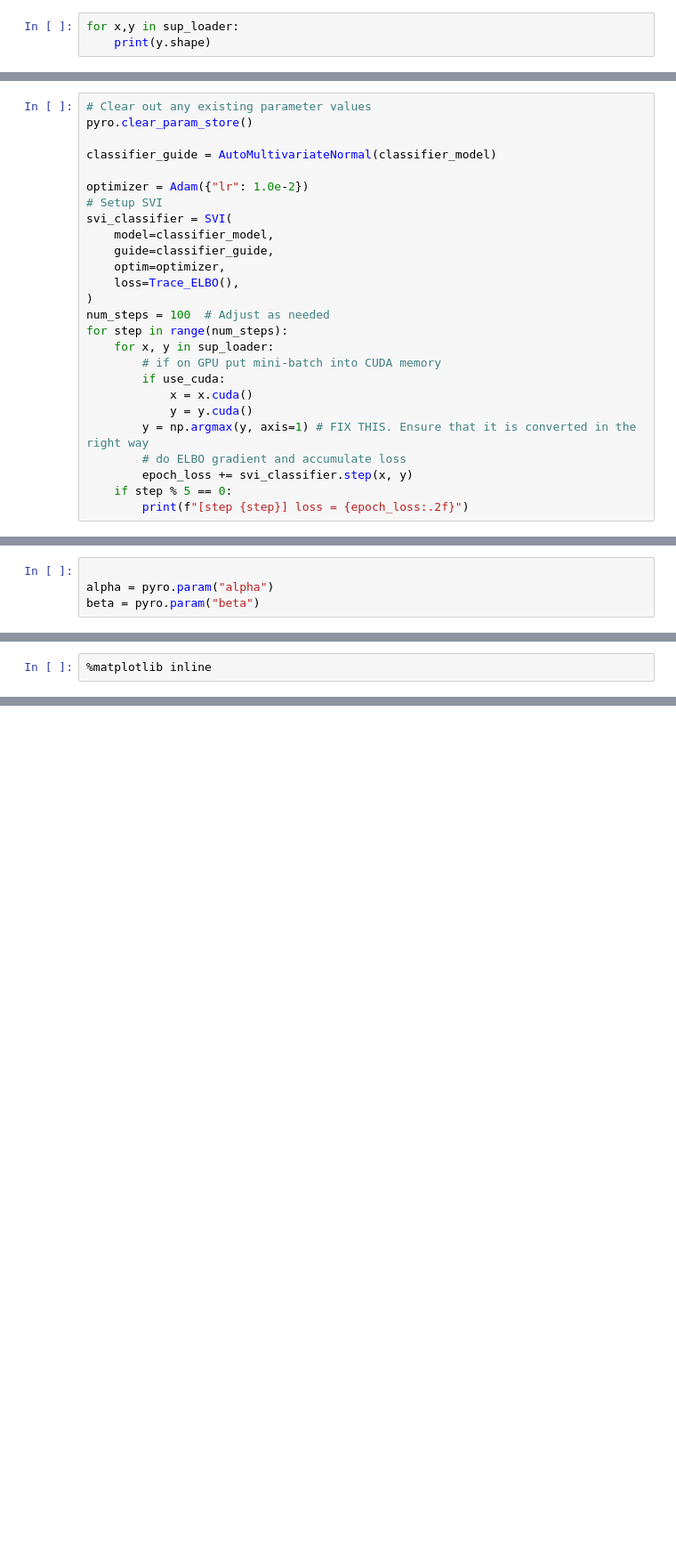
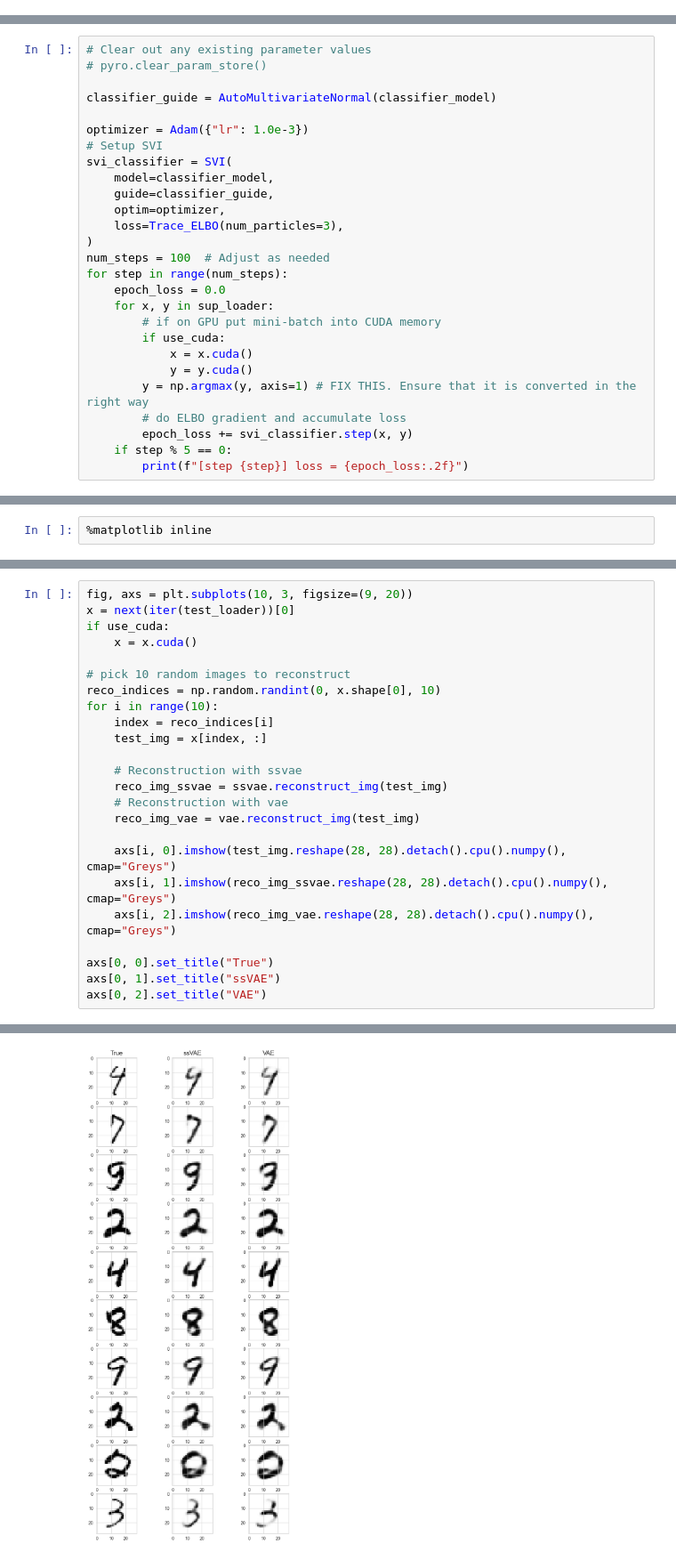
Before and after one commit to teisnotte/model-based-machine-learning-ssvae, a Jupyter notebook: ssVAE_mabeng.ipynb, the cells around one changed output, grey strips where cells are left out. Shown at 89% size. Cells and saved outputs as stored; diff of their text form; blank space fills up the shorter version.

```diff
--- a/ssVAE_mabeng.ipynb
+++ b/ssVAE_mabeng.ipynb
@@ -245,6 +223,3 @@ sup_loader = loaders["sup"]
 len(sup_loader.dataset), len(train_loader.dataset), len(test_loader.dataset)
 # %% [output]
 (48507, 48507, 10000)
-# %%
-for x,y in sup_loader:
-    print(y.shape)
@@ -438,20 +395,21 @@ You can run standard Pyro SVI over these model/guide definitions. For example:
 from pyro.contrib.autoguide import AutoDiagonalNormal, AutoMultivariateNormal
 # %%
 # Clear out any existing parameter values
-pyro.clear_param_store()
+# pyro.clear_param_store()
 
 classifier_guide = AutoMultivariateNormal(classifier_model)
 
-optimizer = Adam({"lr": 1.0e-2})
+optimizer = Adam({"lr": 1.0e-3})
 # Setup SVI
 svi_classifier = SVI(
     model=classifier_model,
     guide=classifier_guide,
     optim=optimizer,
-    loss=Trace_ELBO(),
+    loss=Trace_ELBO(num_particles=3),
 )
 num_steps = 100  # Adjust as needed
 for step in range(num_steps):
+    epoch_loss = 0.0
     for x, y in sup_loader:
         # if on GPU put mini-batch into CUDA memory
         if use_cuda:
@@ -486,4 +443,0 @@ for step in range(num_steps):
-# %%
-
-alpha = pyro.param("alpha")
-beta = pyro.param("beta")
@@ -526,0 +643,25 @@ plt.imshow(reco_img.reshape(28, 28).detach().cpu().numpy())
+# %%
+fig, axs = plt.subplots(10, 3, figsize=(9, 20))
+x = next(iter(test_loader))[0]
+if use_cuda:
+    x = x.cuda()
+
+# pick 10 random images to reconstruct
+reco_indices = np.random.randint(0, x.shape[0], 10)
+for i in range(10):
+    index = reco_indices[i]
+    test_img = x[index, :]
+
+    # Reconstruction with ssvae
+    reco_img_ssvae = ssvae.reconstruct_img(test_img)
+    # Reconstruction with vae
+    reco_img_vae = vae.reconstruct_img(test_img)
+
+    axs[i, 0].imshow(test_img.reshape(28, 28).detach().cpu().numpy(), cmap="Greys")
+    axs[i, 1].imshow(reco_img_ssvae.reshape(28, 28).detach().cpu().numpy(), cmap="Greys")
+    axs[i, 2].imshow(reco_img_vae.reshape(28, 28).detach().cpu().numpy(), cmap="Greys")
+
+axs[0, 0].set_title("True")
+axs[0, 1].set_title("ssVAE")
+axs[0, 2].set_title("VAE")
+# %% [output]
@@ -526,0 +669 @@ plt.imshow(reco_img.reshape(28, 28).detach().cpu().numpy())
+[figure, added]
```
Also changed, not shown: parts of 18 cells of this notebook.
